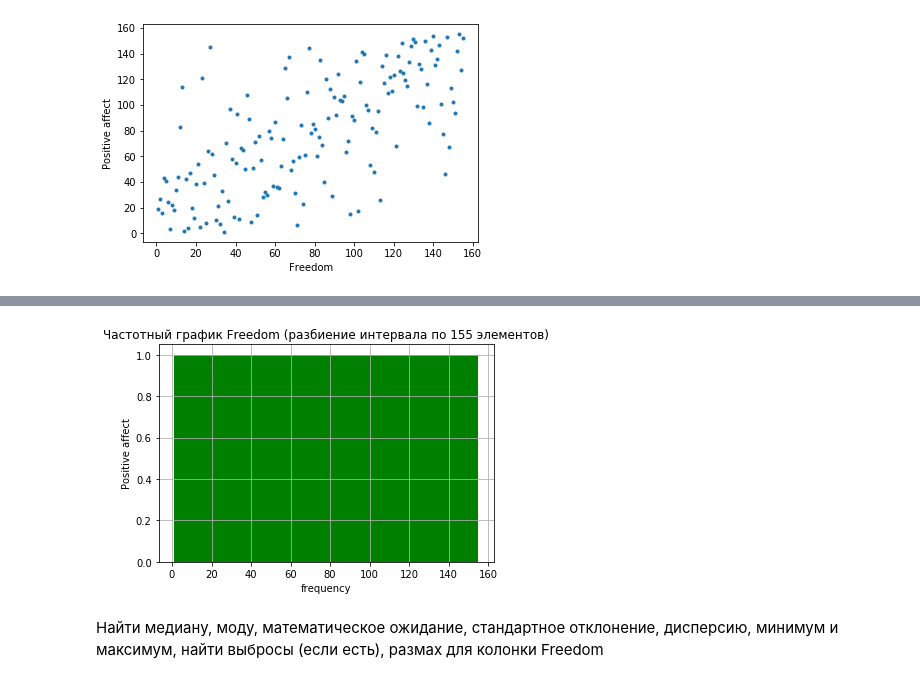
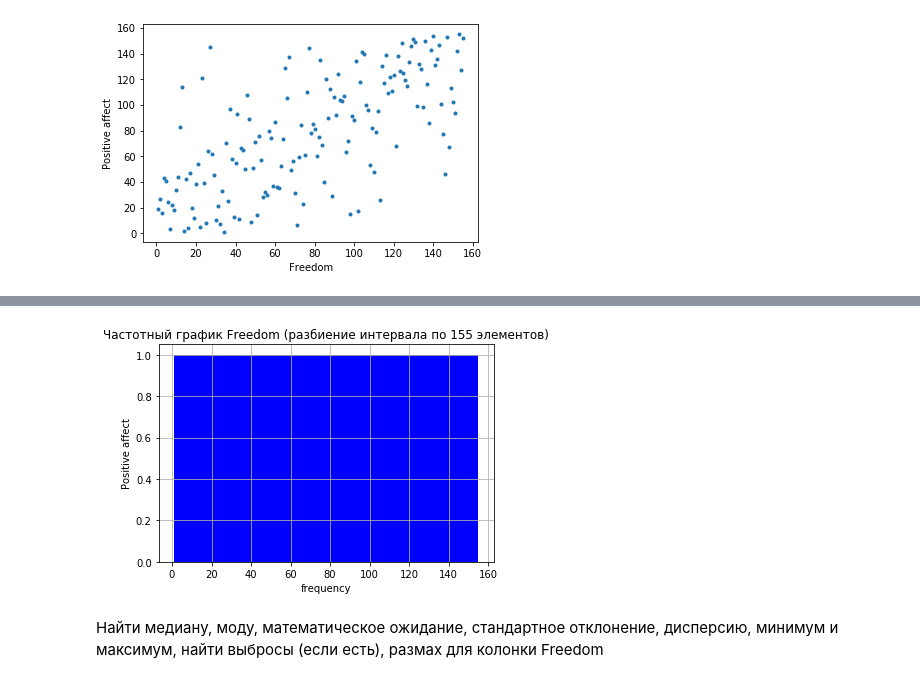
Before and after one commit to DmitryTrufanov/pyda-10-hw-18, a Jupyter notebook: homework-3.ipynb, the cells around one changed output, grey strips where cells are left out. Drawn from its saved outputs; the diff is of its cells as text; code cells hidden in the pictures.

```diff
--- a/homework-3.ipynb
+++ b/homework-3.ipynb
@@ -127,13 +137,13 @@ Text(0, 0.5, 'Positive affect')
 # %%
-patches = plt.hist(df1['Positive affect'], len(df1['Freedom']), facecolor='g')
+patches = plt.hist(df1['Freedom'], len(df1['Freedom']), facecolor='b')
 
 plt.xlabel('frequency')
 plt.ylabel('Positive affect')
 plt.title('Частотный график Freedom (разбиение интервала по 155 элементов)')
 plt.grid(True)
 plt.show()
 # %% [output]
-[figure, old version]
+[figure, new version]
 # %% [markdown]
 Найти медиану, моду, математическое ожидание, стандартное отклонение,  дисперсию, минимум и максимум, найти выбросы (если есть), размах для колонки Freedom
 # %%
```
Also changed, not shown: parts of 7 cells of this notebook.
